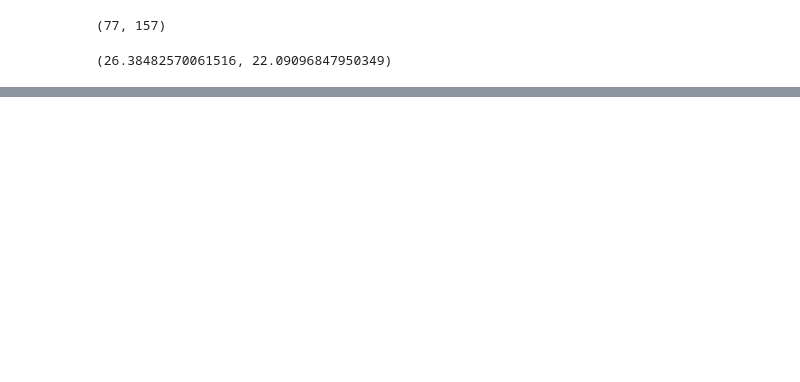
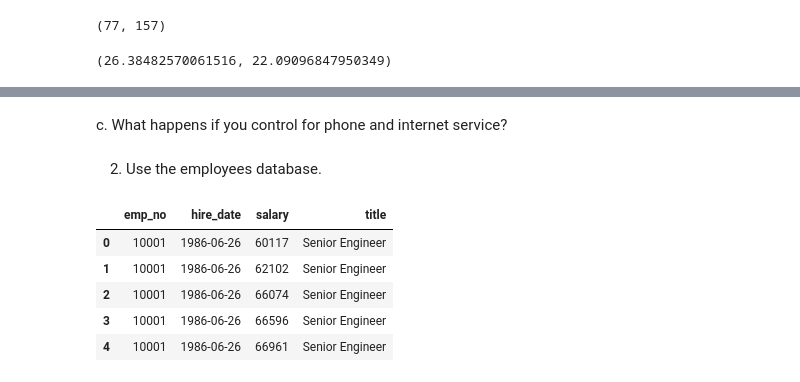
Before and after one commit to lainslie-18/statistics-exercises, a Jupyter notebook: hypothesis_testing.ipynb, the cells around one changed output, grey strips where cells are left out. Cells and saved outputs as stored; diff of their text form; code cells hidden in the pictures; blank space fills up the shorter version.

```diff
--- a/hypothesis_testing.ipynb
+++ b/hypothesis_testing.ipynb
@@ -232,0 +278,27 @@ We reject the null hypothesis.
+# %% [markdown]
+c. What happens if you control for phone and internet service?
+# %% [markdown]
+2. Use the employees database.
+# %%
+def get_db_url(db_name):
+    from env import user, host, password
+    return f'mysql+pymysql://{user}:{password}@{host}/{db_name}'
+
+sql = """
+    SELECT emp_no, hire_date, salary, title
+    from employees
+    join salaries using(emp_no)
+    join titles using(emp_no);
+"""
+
+url = get_db_url("employees")
+
+employees = pd.read_sql(sql, url)
+employees.head()
+# %% [output]
+|  | emp_no | hire_date | salary | title |
+| 0 | 10001 | 1986-06-26 | 60117 | Senior Engineer |
+| 1 | 10001 | 1986-06-26 | 62102 | Senior Engineer |
+| 2 | 10001 | 1986-06-26 | 66074 | Senior Engineer |
+| 3 | 10001 | 1986-06-26 | 66596 | Senior Engineer |
+| 4 | 10001 | 1986-06-26 | 66961 | Senior Engineer |
```
Also changed, not shown: parts of 50 cells of this notebook.
